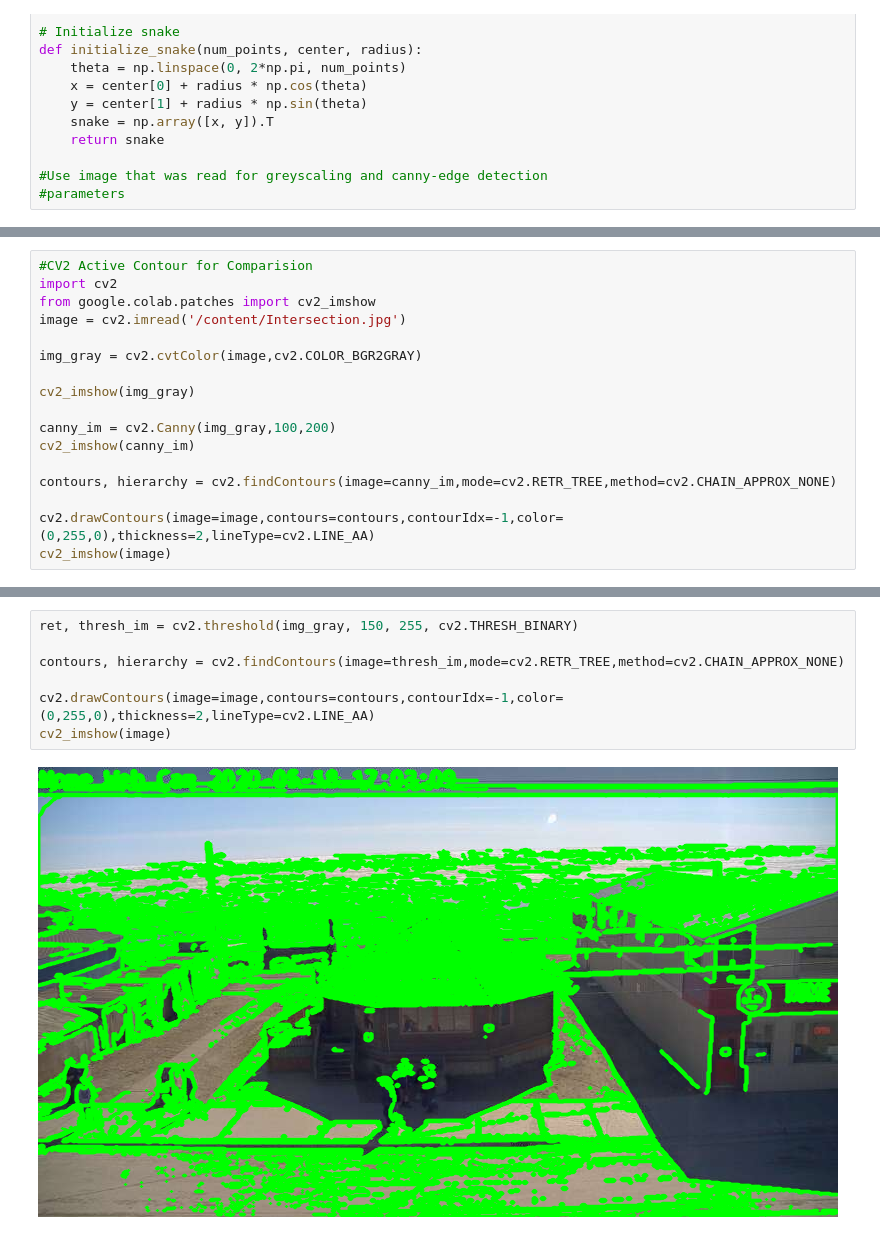
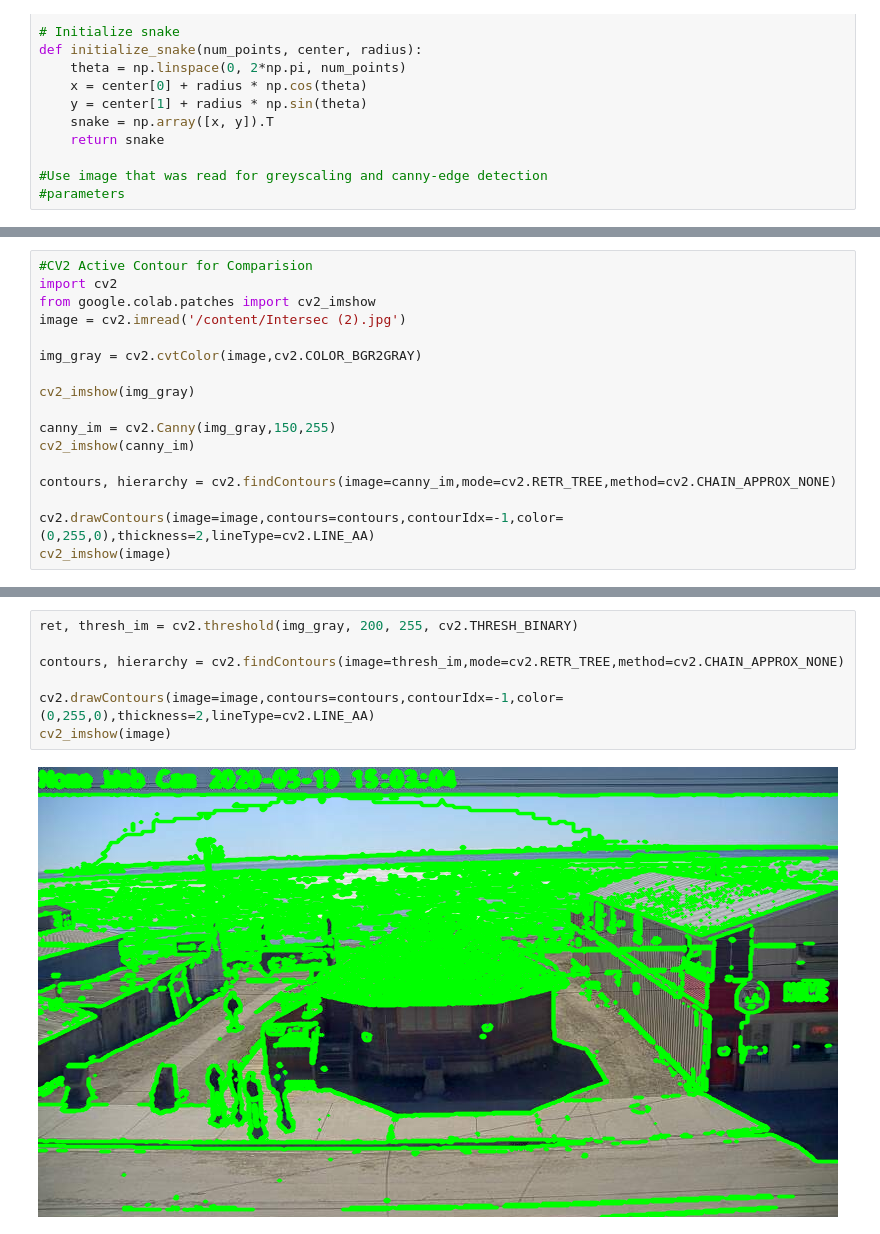
Before and after one commit to GKandula/VIP-IPA-Personal, a Jupyter notebook: Active Contour Algo.ipynb, the cells around one changed output, grey strips where cells are left out. Drawn from its saved outputs; the diff is of its cells as text.

```diff
--- a/Active Contour Algo.ipynb
+++ b/Active Contour Algo.ipynb
@@ -47,13 +76,13 @@ def initialize_snake(num_points, center, radius):
 #CV2 Active Contour for Comparision
 import cv2
 from google.colab.patches import cv2_imshow
-image = cv2.imread('/content/Intersection.jpg')
+image = cv2.imread('/content/Intersec (2).jpg')
 
 img_gray = cv2.cvtColor(image,cv2.COLOR_BGR2GRAY)
 
 cv2_imshow(img_gray)
 
-canny_im = cv2.Canny(img_gray,100,200)
+canny_im = cv2.Canny(img_gray,150,255)
 cv2_imshow(canny_im)
 
 contours, hierarchy = cv2.findContours(image=canny_im,mode=cv2.RETR_TREE,method=cv2.CHAIN_APPROX_NONE)
@@ -67,9 +96,9 @@ cv2_imshow(image)
 # %%
-ret, thresh_im = cv2.threshold(img_gray, 150, 255, cv2.THRESH_BINARY)
+ret, thresh_im = cv2.threshold(img_gray, 200, 255, cv2.THRESH_BINARY)
 
 contours, hierarchy = cv2.findContours(image=thresh_im,mode=cv2.RETR_TREE,method=cv2.CHAIN_APPROX_NONE)
 
 cv2.drawContours(image=image,contours=contours,contourIdx=-1,color=(0,255,0),thickness=2,lineType=cv2.LINE_AA)
 cv2_imshow(image)
 # %% [output]
-[figure, old version]
+[figure, new version]
```
Also changed, not shown: parts of 4 cells of this notebook, 1 other file.
